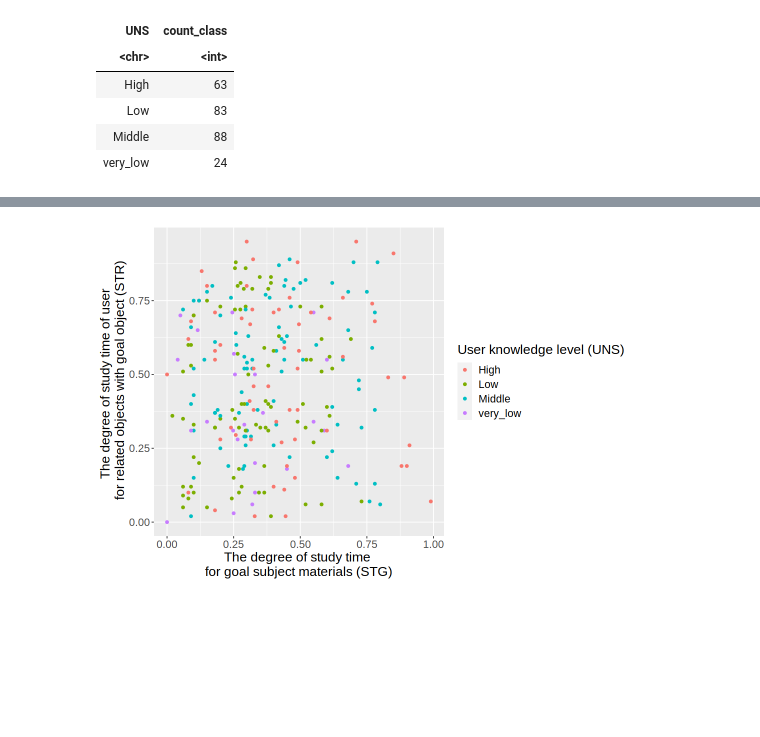
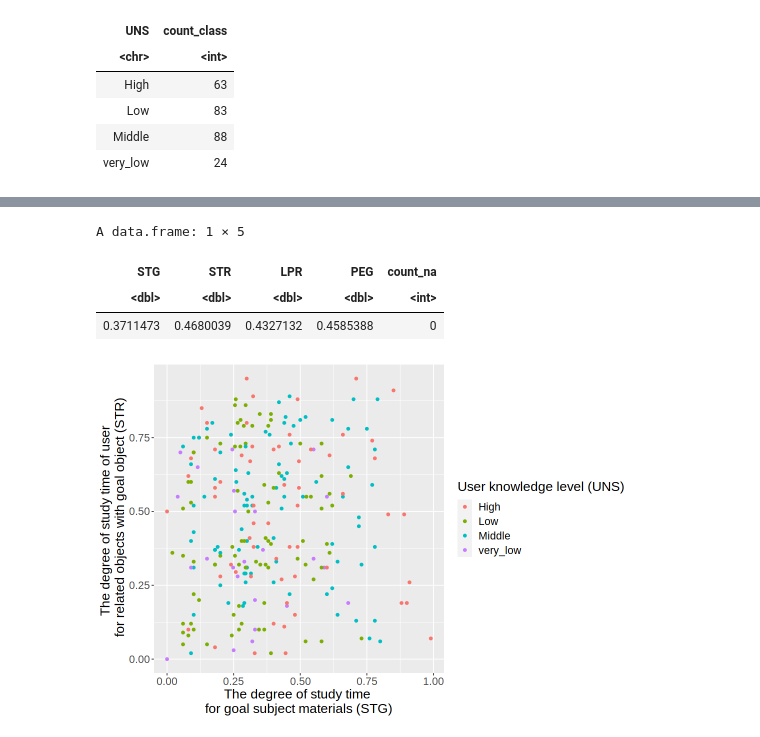
Before and after one commit to thisisyifulin/group_contract, a Jupyter notebook: project_proposal.ipynb, the cells around one changed output, grey strips where cells are left out. Cells and saved outputs as stored; diff of their text form; code cells hidden in the pictures; blank space fills up the shorter version.

```diff
--- a/project_proposal.ipynb
+++ b/project_proposal.ipynb
@@ -111,5 +113,17 @@ A tibble: 1 × 1
 | <int> |
 | 0 |
+# %%
+wider_counts_class <- counts_class |>
+                pivot_wider(names_from =
+merge_data_inf <-
+        cbind(predictor_means, data_count_na)
+
+merge_data_inf
+# %% [output]
+A data.frame: 1 × 5
+| STG | STR | LPR | PEG | count_na |
+| <dbl> | <dbl> | <dbl> | <dbl> | <int> |
+| 0.3711473 | 0.4680039 | 0.4327132 | 0.4585388 | 0 |
 # %%
 
 # plot a graph that
```
Also changed, not shown: parts of 2 cells of this notebook.
